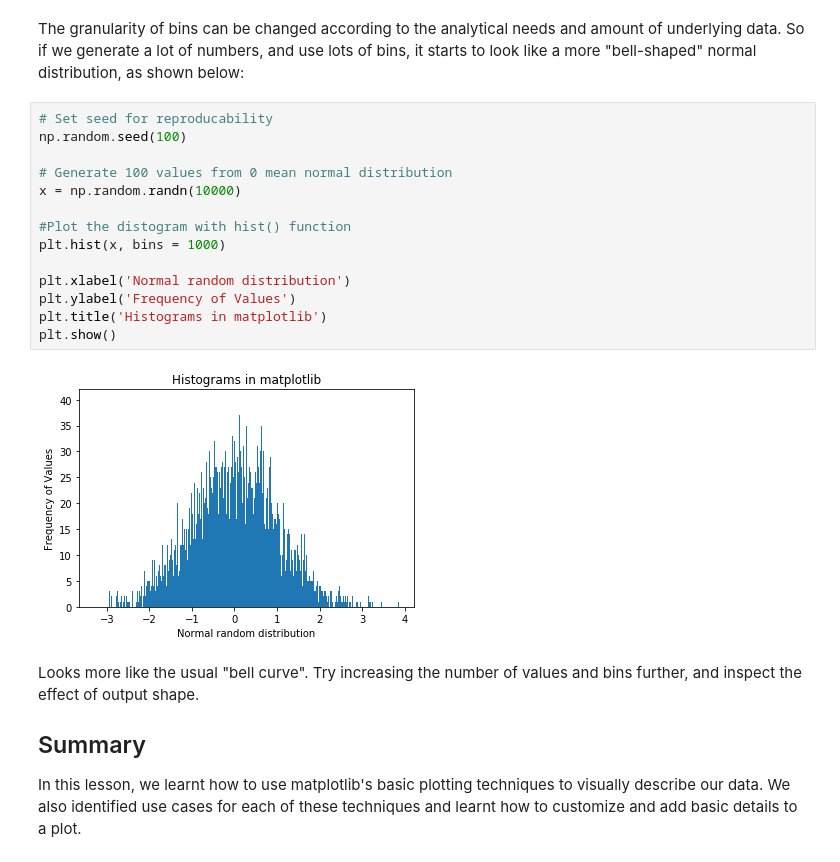
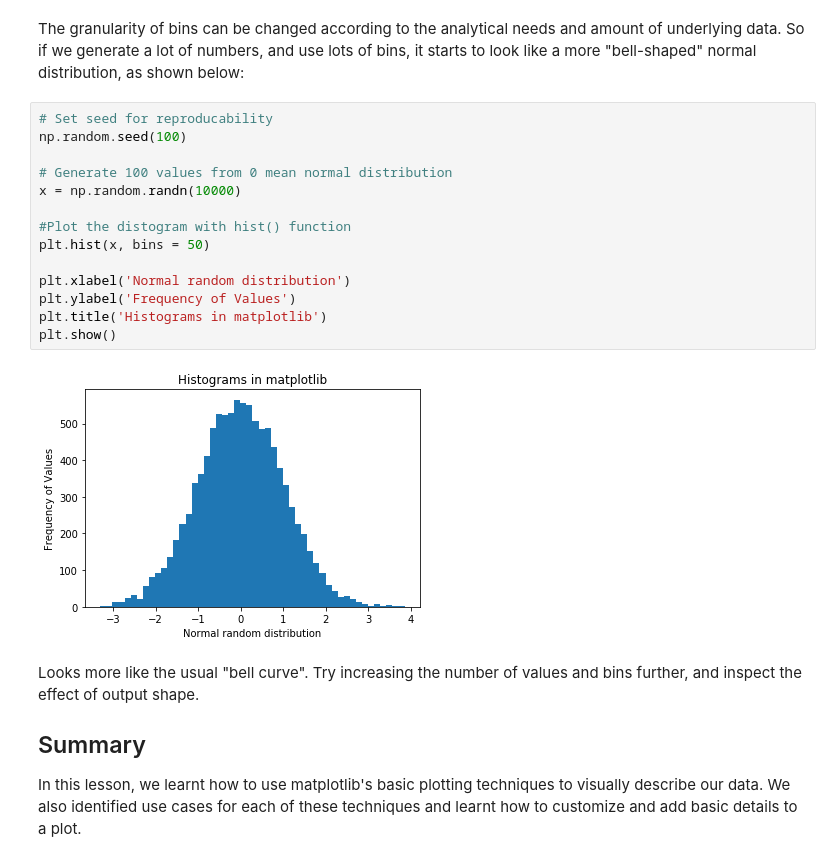
Before and after one commit to klemma14/dsc-data-viz-nyc-ds-career-042219, a Jupyter notebook: index.ipynb, the cells around one changed output. Saved outputs shown, nothing was run; the diff lists cells and outputs as text.

```diff
--- a/index.ipynb
+++ b/index.ipynb
@@ -163,19 +163,19 @@ The granularity of bins can be changed according to the analytical needs and amo
 # %%
 # Set seed for reproducability
 np.random.seed(100)
 
 # Generate 100 values from 0 mean normal distribution
 x = np.random.randn(10000)
 
 #Plot the distogram with hist() function
-plt.hist(x, bins = 1000)
+plt.hist(x, bins = 50)
 
 plt.xlabel('Normal random distribution')
 plt.ylabel('Frequency of Values')
 plt.title('Histograms in matplotlib')
 plt.show()
 # %% [output]
-[figure, old version]
+[figure, new version]
 # %% [markdown]
 Looks more like the usual "bell curve". Try increasing the number of values and bins further, and inspect the effect of output shape.
 
```
